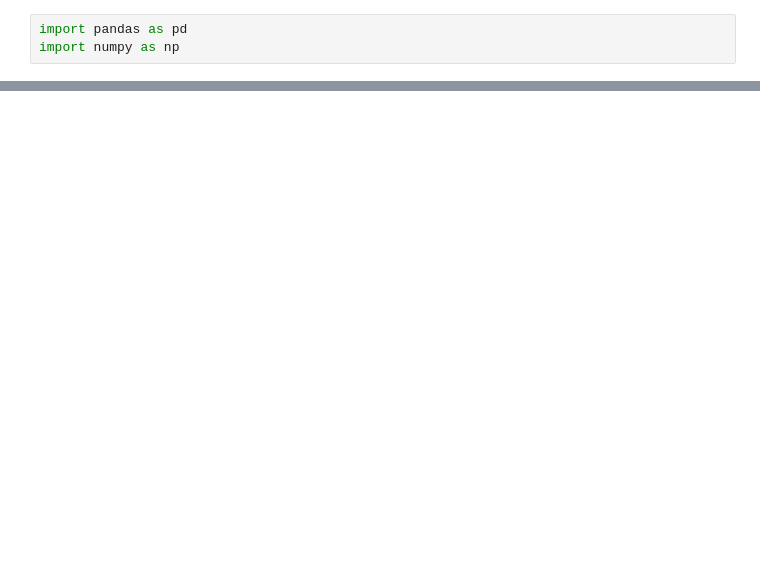
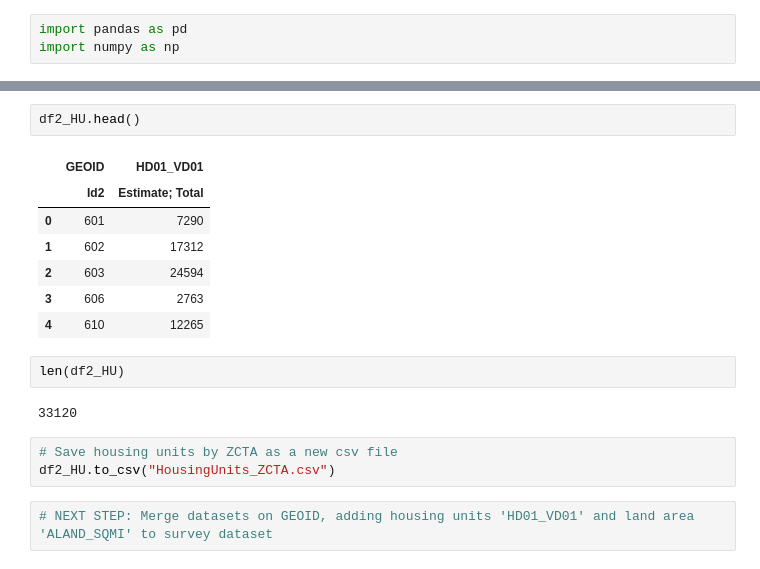
Before and after one commit to sarahrustan/DSE200x-, a Jupyter notebook: DSE200x_FinalProjectWKNG.ipynb, the cells around one changed output, grey strips where cells are left out. Saved outputs shown, nothing was run; the diff lists cells and outputs as text; blank space fills up the shorter version.

```diff
--- a/DSE200x_FinalProjectWKNG.ipynb
+++ b/DSE200x_FinalProjectWKNG.ipynb
@@ -189,0 +294,19 @@ Name: Vpostal, Length: 1200, dtype: object
+# %%
+df2_HU.head()
+# %% [output]
+|  | GEOID | HD01_VD01 |
+|  | Id2 | Estimate; Total |
+| 0 | 601 | 7290 |
+| 1 | 602 | 17312 |
+| 2 | 603 | 24594 |
+| 3 | 606 | 2763 |
+| 4 | 610 | 12265 |
+# %%
+len(df2_HU)
+# %% [output]
+33120
+# %%
+# Save housing units by ZCTA as a new csv file
+df2_HU.to_csv("HousingUnits_ZCTA.csv")
+# %%
+# NEXT STEP: Merge datasets on GEOID, adding housing units 'HD01_VD01' and land area 'ALAND_SQMI' to survey dataset
```
Also changed, not shown: parts of 53 cells of this notebook.
